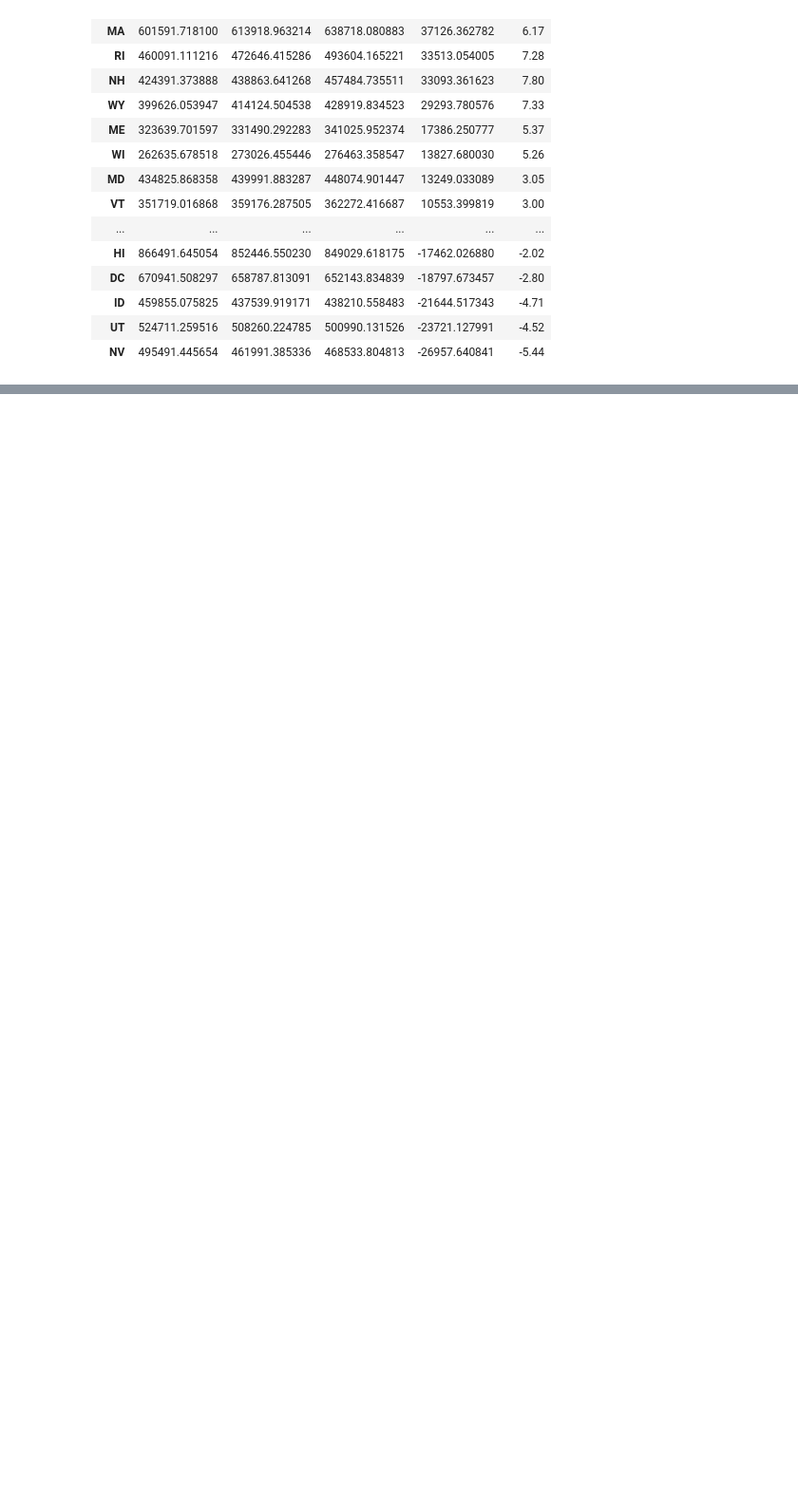
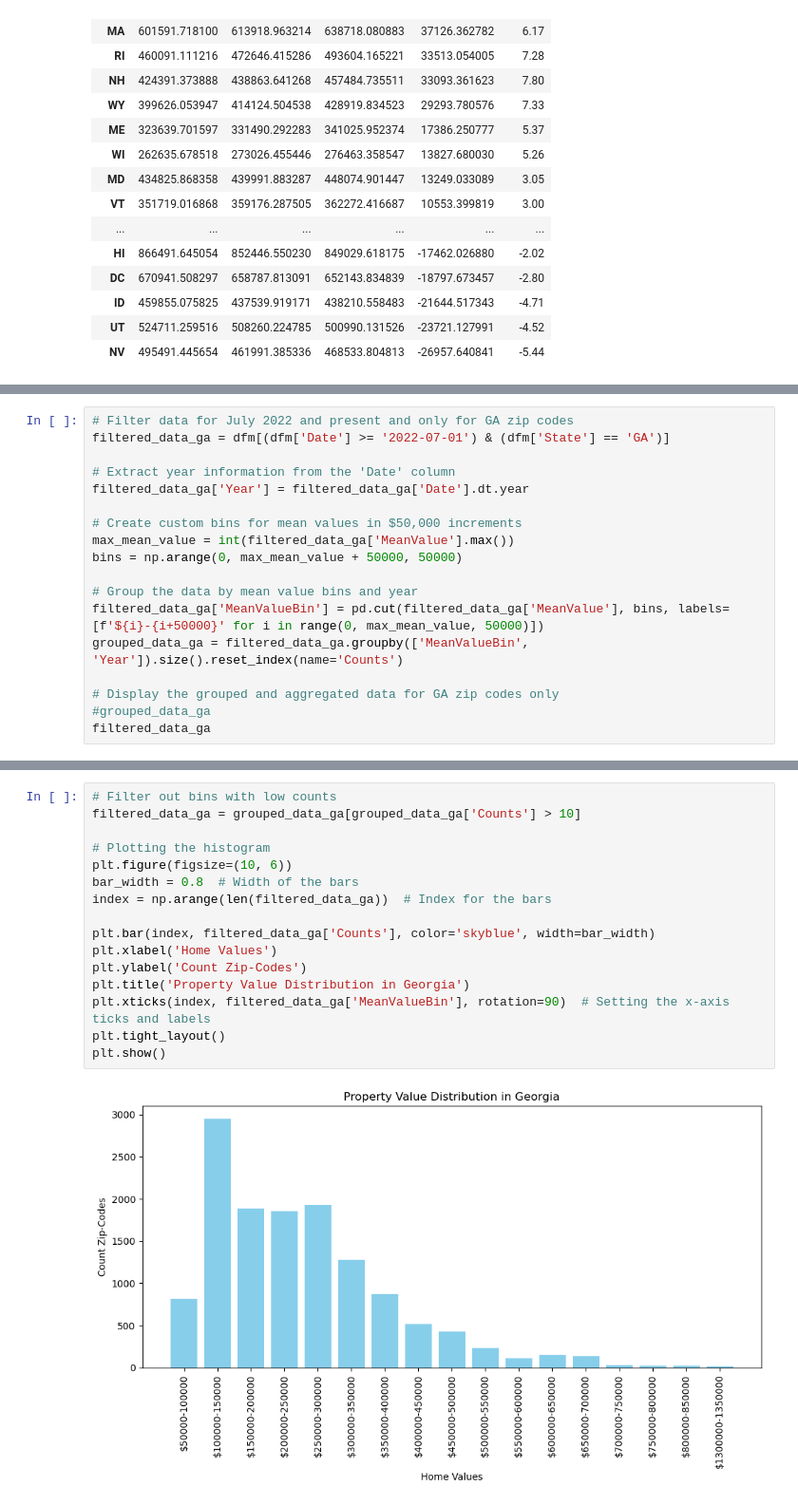
Before and after one commit to cdmoseley/Housing_Zillow, a Jupyter notebook: Housing_Zillow.ipynb, the cells around one changed output, grey strips where cells are left out. Shown at 95% size. Drawn from its saved outputs; the diff is of its cells as text; blank space fills up the shorter version.

```diff
--- a/Housing_Zillow.ipynb
+++ b/Housing_Zillow.ipynb
@@ -403,0 +423,18 @@ Sorted_Newest
+# %%
+# Filter data for July 2022 and present and only for GA zip codes
+filtered_data_ga = dfm[(dfm['Date'] >= '2022-07-01') & (dfm['State'] == 'GA')]
+
+# Extract year information from the 'Date' column
+filtered_data_ga['Year'] = filtered_data_ga['Date'].dt.year
+
+# Create custom bins for mean values in $50,000 increments
+max_mean_value = int(filtered_data_ga['MeanValue'].max())
+bins = np.arange(0, max_mean_value + 50000, 50000)
+
+# Group the data by mean value bins and year
+filtered_data_ga['MeanValueBin'] = pd.cut(filtered_data_ga['MeanValue'], bins, labels=[f'${i}-{i+50000}' for i in range(0, max_mean_value, 50000)])
+grouped_data_ga = filtered_data_ga.groupby(['MeanValueBin', 'Year']).size().reset_index(name='Counts')
+
+# Display the grouped and aggregated data for GA zip codes only
+#grouped_data_ga
+filtered_data_ga
@@ -403,0 +593,18 @@ Sorted_Newest
+# %%
+# Filter out bins with low counts
+filtered_data_ga = grouped_data_ga[grouped_data_ga['Counts'] > 10]
+
+# Plotting the histogram
+plt.figure(figsize=(10, 6))
+bar_width = 0.8  # Width of the bars
+index = np.arange(len(filtered_data_ga))  # Index for the bars
+
+plt.bar(index, filtered_data_ga['Counts'], color='skyblue', width=bar_width)
+plt.xlabel('Home Values')
+plt.ylabel('Count Zip-Codes')
+plt.title('Property Value Distribution in Georgia')
+plt.xticks(index, filtered_data_ga['MeanValueBin'], rotation=90)  # Setting the x-axis ticks and labels
+plt.tight_layout()
+plt.show()
+# %% [output]
+[figure, added]
```
Also changed, not shown: parts of 12 cells of this notebook, 2 other files.
